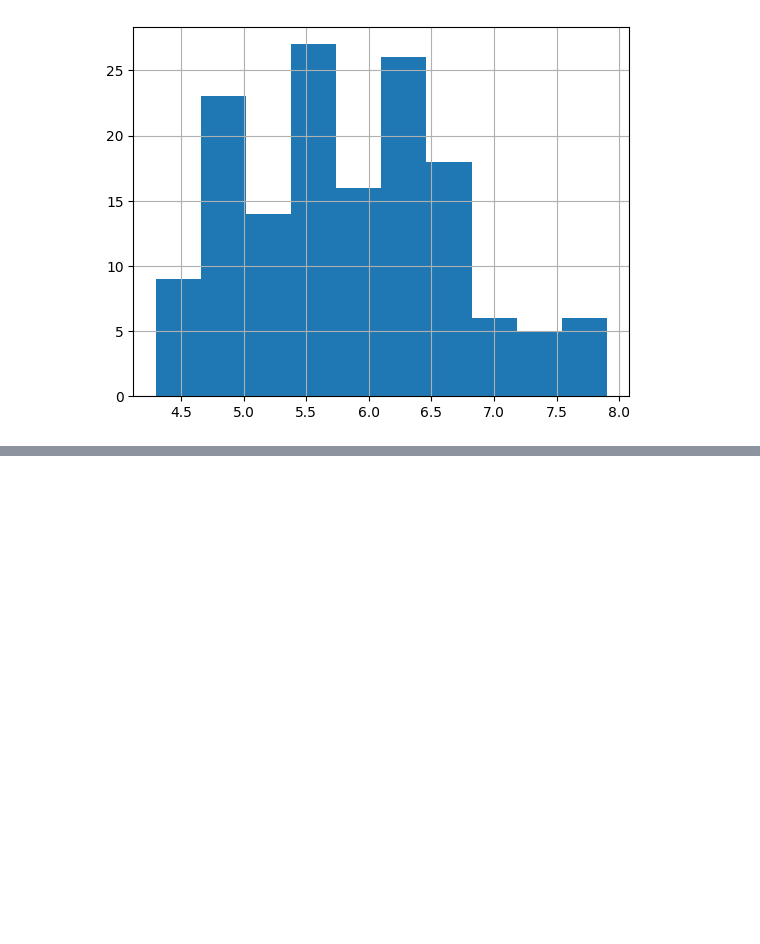
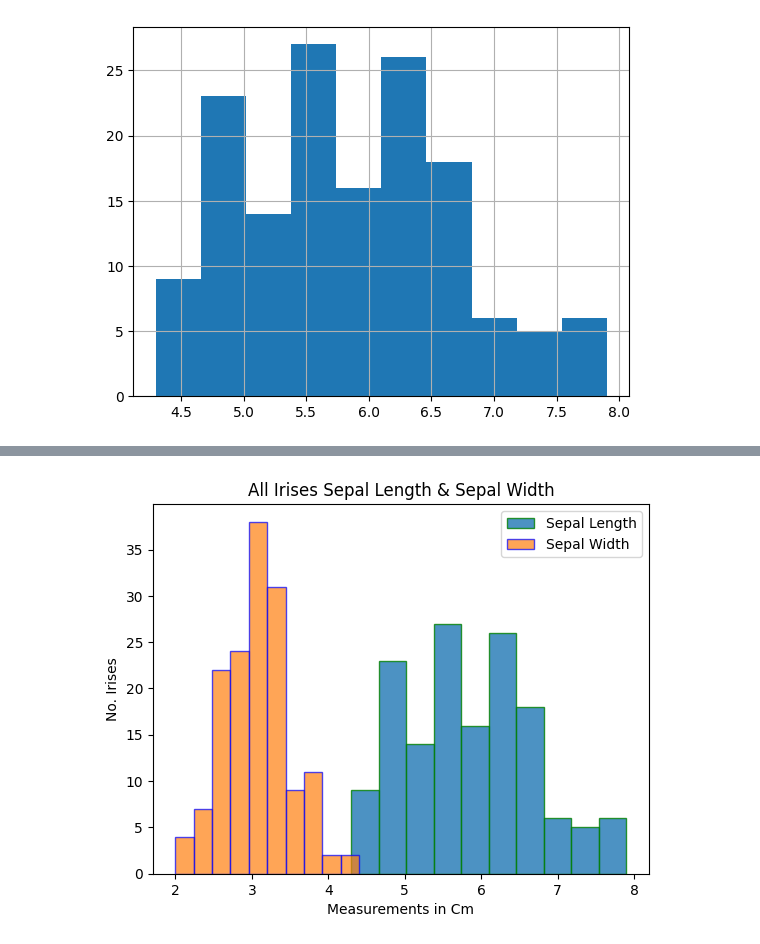
Before and after one commit to PectenMaximus/FDA_1, a Jupyter notebook: FDA1_Notebook.ipynb, the cells around one changed output, grey strips where cells are left out. Cells and saved outputs as stored; diff of their text form; code cells hidden in the pictures; blank space fills up the shorter version.

```diff
--- a/FDA1_Notebook.ipynb
+++ b/FDA1_Notebook.ipynb
@@ -132,0 +163,15 @@ AttributeError: module 'matplotlib' has no attribute 'scatterplot'
+# %%
+series1 = np.array(IrisData['SepalLengthCm'])
+series2 = np.array(IrisData['SepalWidthCm'])
+
+plt.hist(series1, label='Sepal Length', alpha=.8, edgecolor='green')
+
+plt.hist(series2, label='Sepal Width', alpha=0.7, edgecolor='blue')
+
+plt.xlabel('Measurements in Cm')
+plt.ylabel('No. Irises')
+plt.title('All Irises Sepal Length & Sepal Width')
+plt.legend()
+plt.show()
+# %% [output]
+[figure, added]
```
Also changed, not shown: parts of 11 cells of this notebook.
